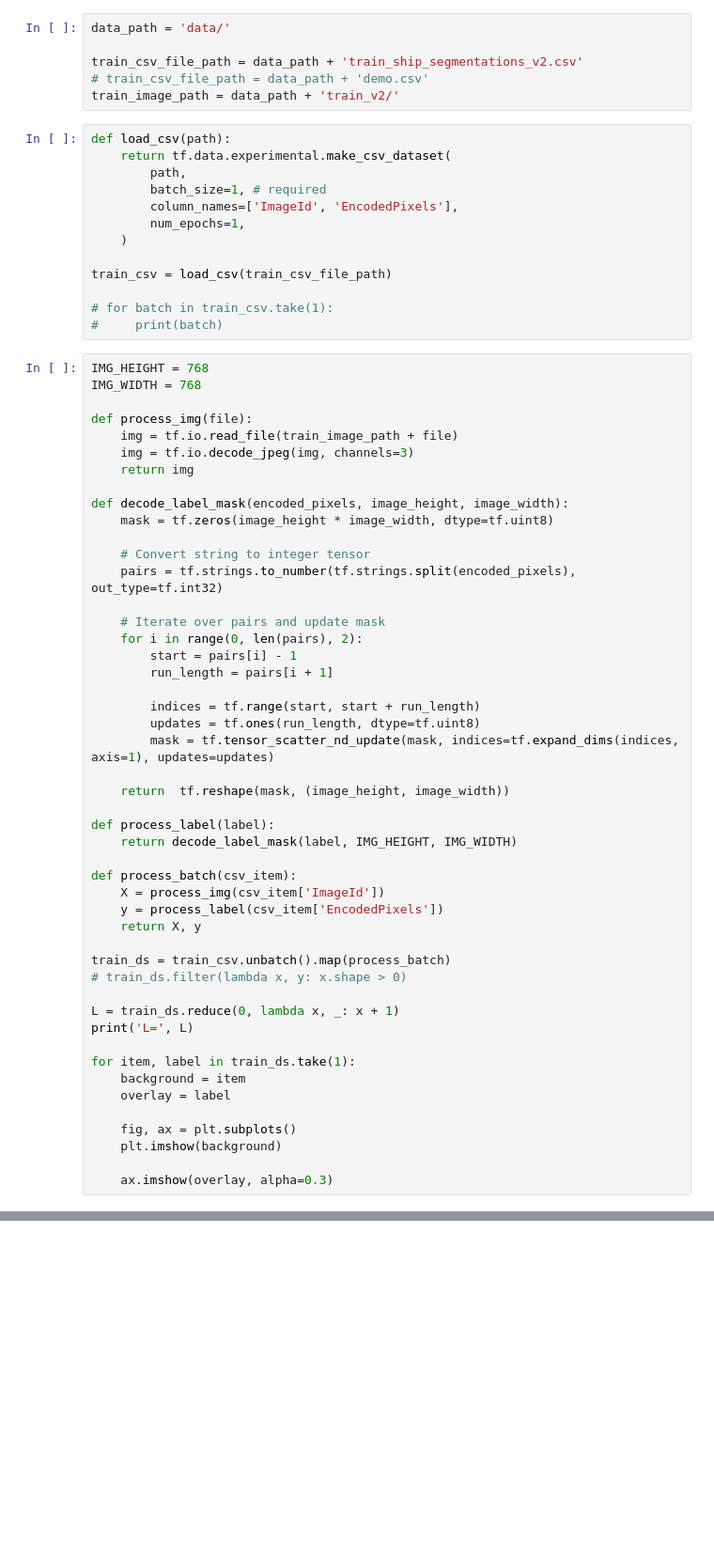
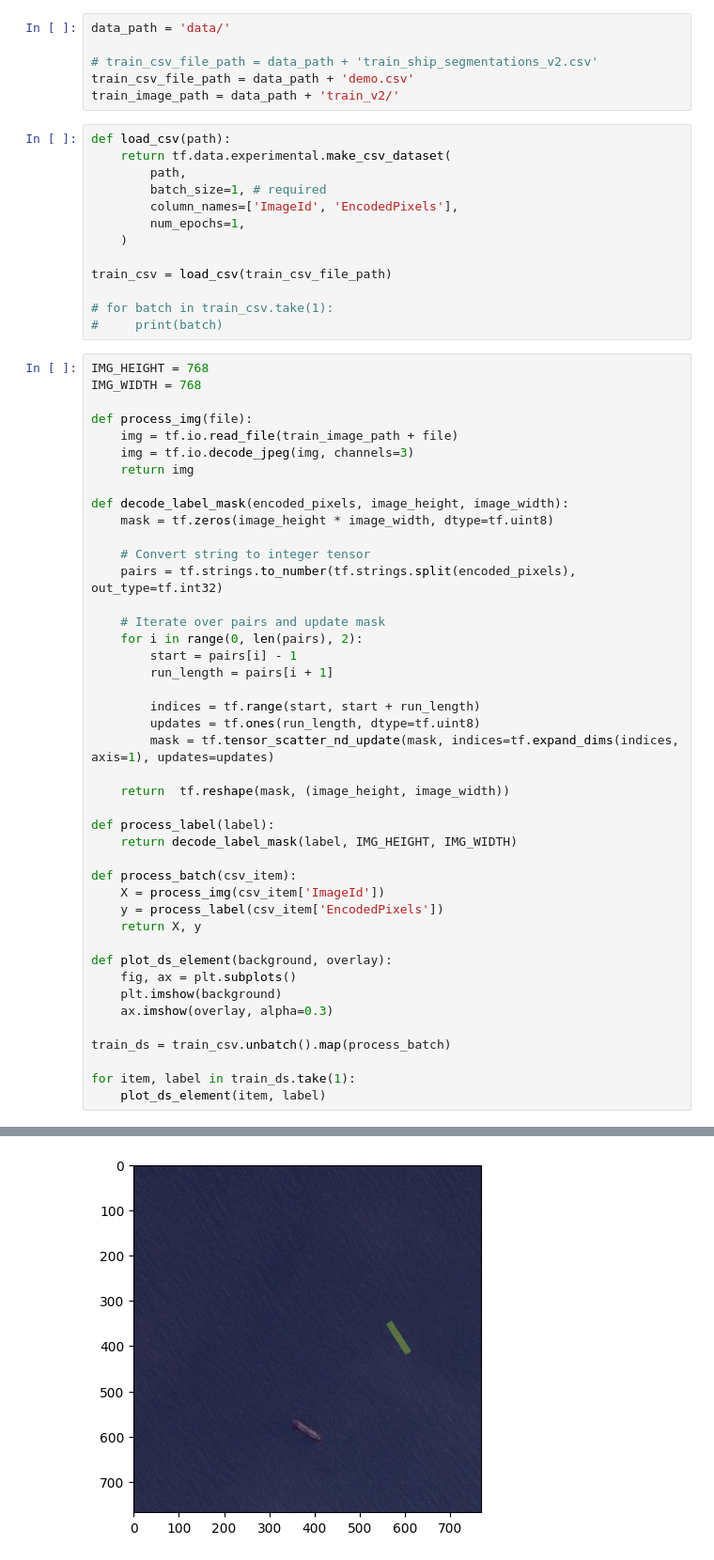
Before and after one commit to romanilchyshyn/airbus-ship-detection, a Jupyter notebook: explore.ipynb, the cells around one changed output, grey strips where cells are left out. Shown: that part at 94% size. Drawn from its saved outputs; the diff is of its cells as text; blank space fills up the shorter version.

```diff
--- a/explore.ipynb
+++ b/explore.ipynb
@@ -4,8 +4,8 @@ import matplotlib.pyplot as plt
 # %%
 data_path = 'data/'
 
-train_csv_file_path = data_path + 'train_ship_segmentations_v2.csv'
-# train_csv_file_path = data_path + 'demo.csv'
+# train_csv_file_path = data_path + 'train_ship_segmentations_v2.csv'
+train_csv_file_path = data_path + 'demo.csv'
 train_image_path = data_path + 'train_v2/'
 # %%
 def load_csv(path):
@@ -54,18 +54,13 @@ def process_batch(csv_item):
     y = process_label(csv_item['EncodedPixels'])
     return X, y
 
+def plot_ds_element(background, overlay):
+    fig, ax = plt.subplots()
+    plt.imshow(background)
+    ax.imshow(overlay, alpha=0.3)
+
 train_ds = train_csv.unbatch().map(process_batch)
-# train_ds.filter(lambda x, y: x.shape > 0)
-
-L = train_ds.reduce(0, lambda x, _: x + 1)
-print('L=', L)
 
 for item, label in train_ds.take(1):
-    background = item
-    overlay = label
-
-    fig, ax = plt.subplots()
-    plt.imshow(background)
-
-    ax.imshow(overlay, alpha=0.3)
+    plot_ds_element(item, label)
 # %% [output]
@@ -74,0 +67 @@ InvalidArgumentError: {{function_node __wrapped__ReduceDataset_Targuments_0_Tsta
+[figure, added]
```
Also changed, not shown: parts of 1 cell of this notebook.
